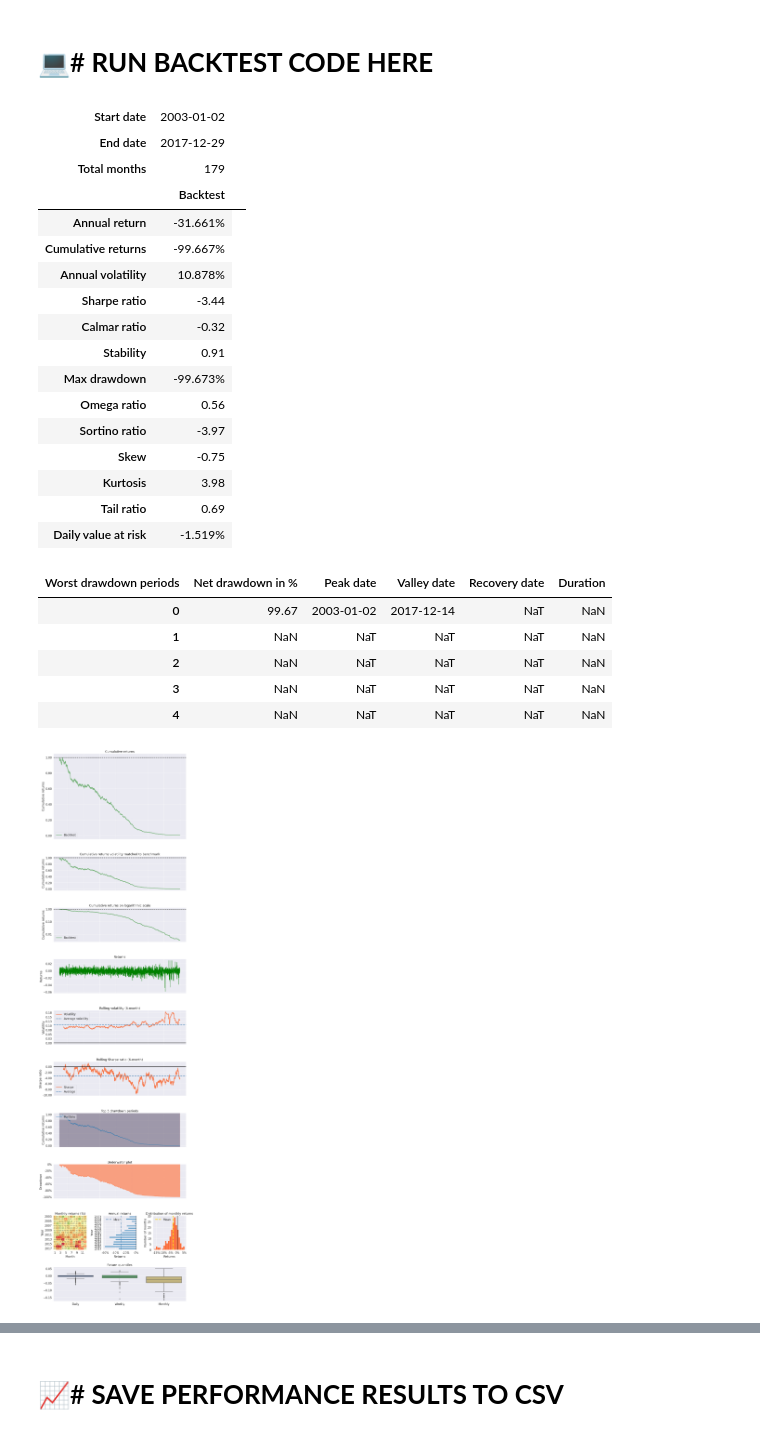
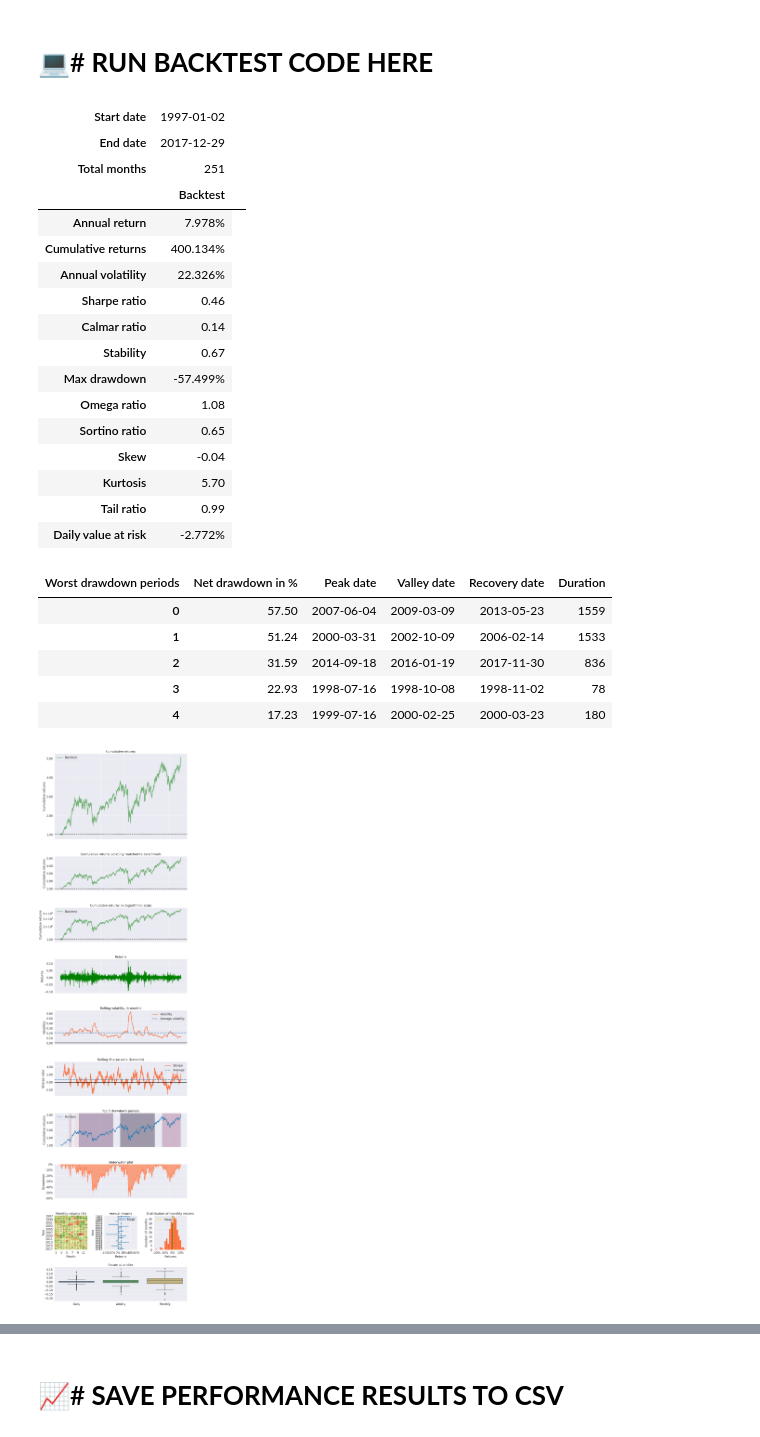
Before and after one commit to francoishcm/BackTesting, a Jupyter notebook: Zipline_Reloaded_BacktestEngine_5.ipynb, the cells around one changed output, grey strips where cells are left out. Cells and saved outputs as stored; diff of their text form; code cells hidden in the pictures.

```diff
--- a/Zipline_Reloaded_BacktestEngine_5.ipynb
+++ b/Zipline_Reloaded_BacktestEngine_5.ipynb
@@ -322,7 +360,7 @@ def initialize(context):
     context.last_month = intial_portfolio
 
     # Fetch and store index membership
-    context.index_members = pd.read_csv('/content/drive/MyDrive/Colab Notebooks/My Project Folder/index members/sp500.csv', index_col=0, parse_dates=[0])
+    context.index_members = pd.read_csv('/content/drive/MyDrive/Colab Notebooks/My Project Folder/index members/sp500.csv', index_col=0, parse_dates=[0], engine='python', error_bad_lines=False)
 
     #Schedule rebalance monthly.
     schedule_function(
@@ -433,9 +471,9 @@ def analyze(context, perf):
 
     return
 
+start = datetime(1997, 1, 1, 8, 15, 12, 0, pytz.UTC)
+end = datetime(2018, 12, 30, 8, 15, 12, 0, pytz.UTC)
 
-start_date = pd.Timestamp('1997,1,1', tz='utc')
-end_date = pd.Timestamp('2018-12-31', tz='utc')
 
 
 perf = zipline.run_algorithm(
@@ -485,55 +528,55 @@ def handle_data(context, data):
   the_rest = perf_table[context.stocks_to_hold:]
   # Place target buy orders for top N stocks.
   for stock, perf in buy_list.iteritems():
     stock_weight = 1 / context.stocks_to_hold
     # Place order
     if data.can_trade(stock):
       order_target_percent(stock, stock_weight)
     # Make sure we are flat the rest.
   for stock, perf in the_rest.iteritems():
     # Place order
     if data.can_trade(stock):
       order_target_percent(stock, 0.0)
 def analyze(context, perf):
   # Use PyFolio to generate a performance report
   returns, positions, transactions = pf.utils.extract_rets_pos_txn_from_zipline(perf)
 
   pf.create_returns_tear_sheet(returns, benchmark_rets=None)
 # Set start and end date
-start_date = pd.Timestamp('2003-1-1', tz='utc')
-end_date = pd.Timestamp('2017-12-31', tz='utc')
+start = datetime(2003, 1, 1, tzinfo=pytz.UTC)
+end = datetime(2017, 12, 31, tzinfo=pytz.UTC)
 # Fire off the backtest
-reresult = run_algorithm(
+result = run_algorithm(
     start=start_date,
     end=end_date,
     initialize=initialize,
     analyze=analyze,
     handle_data=handle_data,
     capital_base=10000,
     data_frequency = 'daily',
-    bundle= 'random_stock_data')
+    bundle= 'quandl')
 # %% [output]
-| Start date | 2003-01-02 |  |
+| Start date | 1997-01-02 |  |
 | End date | 2017-12-29 |  |
-| Total months | 179 |  |
+| Total months | 251 |  |
 |  | Backtest |
-| Annual return | -31.661% |
-| Cumulative returns | -99.667% |
-| Annual volatility | 10.878% |
-| Sharpe ratio | -3.44 |
-| Calmar ratio | -0.32 |
-| Stability | 0.91 |
-| Max drawdown | -99.673% |
-| Omega ratio | 0.56 |
-| Sortino ratio | -3.97 |
-| Skew | -0.75 |
-| Kurtosis | 3.98 |
-| Tail ratio | 0.69 |
-| Daily value at risk | -1.519% |
+| Annual return | 7.978% |
+| Cumulative returns | 400.134% |
+| Annual volatility | 22.326% |
+| Sharpe ratio | 0.46 |
+| Calmar ratio | 0.14 |
+| Stability | 0.67 |
+| Max drawdown | -57.499% |
+| Omega ratio | 1.08 |
+| Sortino ratio | 0.65 |
+| Skew | -0.04 |
+| Kurtosis | 5.70 |
+| Tail ratio | 0.99 |
+| Daily value at risk | -2.772% |
 | Worst drawdown periods | Net drawdown in % | Peak date | Valley date | Recovery date | Duration |
-| 0 | 99.67 | 2003-01-02 | 2017-12-14 | NaT | NaN |
-| 1 | NaN | NaT | NaT | NaT | NaN |
-| 2 | NaN | NaT | NaT | NaT | NaN |
-| 3 | NaN | NaT | NaT | NaT | NaN |
-| 4 | NaN | NaT | NaT | NaT | NaN |
+| 0 | 57.50 | 2007-06-04 | 2009-03-09 | 2013-05-23 | 1559 |
+| 1 | 51.24 | 2000-03-31 | 2002-10-09 | 2006-02-14 | 1533 |
+| 2 | 31.59 | 2014-09-18 | 2016-01-19 | 2017-11-30 | 836 |
+| 3 | 22.93 | 1998-07-16 | 1998-10-08 | 1998-11-02 | 78 |
+| 4 | 17.23 | 1999-07-16 | 2000-02-25 | 2000-03-23 | 180 |
-[figure, old version]
+[figure, new version]
```
Also changed, not shown: parts of 8 cells of this notebook.
